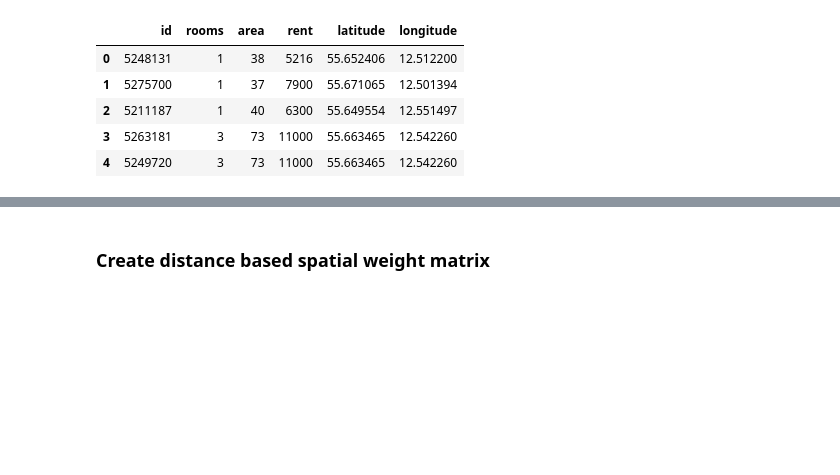
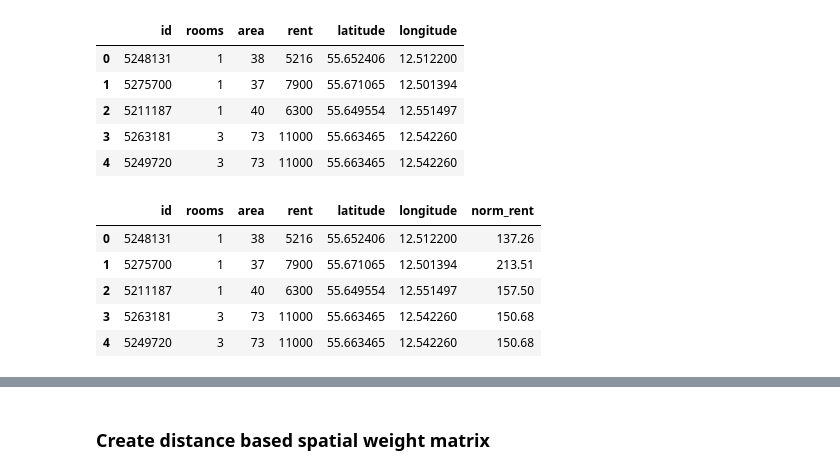
Before and after one commit to szymongalecki/Geospatial_Data_Science, a Jupyter notebook: spatial_weights.ipynb, the cells around one changed output, grey strips where cells are left out. Saved outputs shown, nothing was run; the diff lists cells and outputs as text; code cells hidden in the pictures; blank space fills up the shorter version.

```diff
--- a/spatial_weights.ipynb
+++ b/spatial_weights.ipynb
@@ -22,5 +21,16 @@ df.head()
 | 2 | 5211187 | 1 | 40 | 6300 | 55.649554 | 12.551497 |
 | 3 | 5263181 | 3 | 73 | 11000 | 55.663465 | 12.542260 |
 | 4 | 5249720 | 3 | 73 | 11000 | 55.663465 | 12.542260 |
+# %%
+# Add column for normalised rent = rent / area
+df["norm_rent"] = round(df.rent / df.area, 2)
+df.head()
+# %% [output]
+|  | id | rooms | area | rent | latitude | longitude | norm_rent |
+| 0 | 5248131 | 1 | 38 | 5216 | 55.652406 | 12.512200 | 137.26 |
+| 1 | 5275700 | 1 | 37 | 7900 | 55.671065 | 12.501394 | 213.51 |
+| 2 | 5211187 | 1 | 40 | 6300 | 55.649554 | 12.551497 | 157.50 |
+| 3 | 5263181 | 3 | 73 | 11000 | 55.663465 | 12.542260 | 150.68 |
+| 4 | 5249720 | 3 | 73 | 11000 | 55.663465 | 12.542260 | 150.68 |
 # %%
 # Create GeoDataFrame from Pandas DataFrame
```
Also changed, not shown: parts of 3 cells of this notebook.
